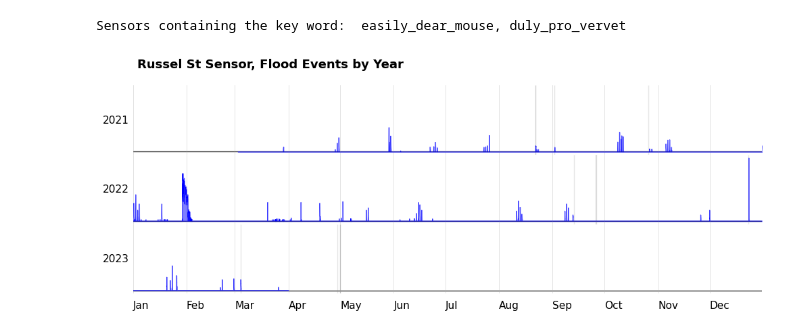
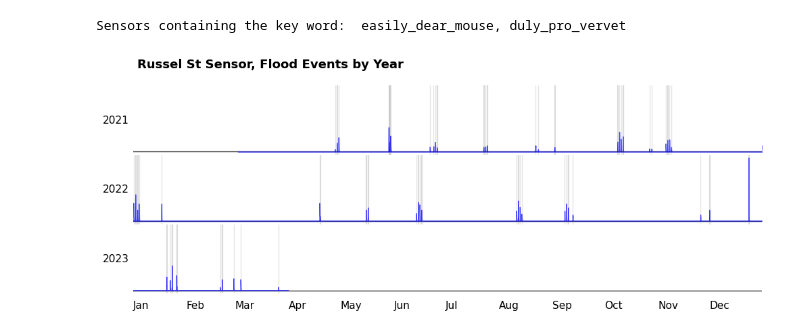
Before and after one commit to cankadir/FloodAnalysis, a Jupyter notebook: PY/Visualization_Tests.ipynb, the cells around one changed output. Cells and saved outputs as stored; diff of their text form; code cells hidden in the pictures.

```diff
--- a/PY/Visualization_Tests.ipynb
+++ b/PY/Visualization_Tests.ipynb
@@ -191,10 +185,15 @@ ax.set_ylabel('');
 # %%
 import numpy as np
 
+all_data['During Flood'] = False
 print( events.shape[0] , 'events will be tested' )
 # Tag each row that is within an interval and has the matching id
 for event_interval,sensor_id in zip(events['Interval'].values,events['Deployment_id'].values ):
-    all_data.loc[ (all_data['time'].between(event_interval.left, event_interval.right)) & (all_data['deployment_id'] == sensor_id) , 'During Flood'] = True
+    all_data.loc[
+        (all_data['time'].between(event_interval.left, event_interval.right)) &
+        (all_data['deployment_id'] == sensor_id) ,
+        'During Flood'
+        ] = True
 
 filtered_data = all_data.copy()
 filtered_data['clean_depth'] = np.where( filtered_data['During Flood'] == True , filtered_data['depth_proc_mm'] , 0 )
@@ -504,7 +503,11 @@ print( "Sensors containing the key word: ", ", ".join( cdta_data[ cdta_data['sen
 # %% [output]
 Sensors containing the key word:  easily_dear_mouse, duly_pro_vervet
 # %%
-single_sensor_data = cdta_data[ (cdta_data['deployment_id'] == 'easily_dear_mouse') ].copy()
+import seaborn as sns
+
+sensor_name = 'easily_dear_mouse'
+
+single_sensor_data = cdta_data[ (cdta_data['deployment_id'] == sensor_name) ].copy()
 
 single_sensor_data = single_sensor_data[ ~single_sensor_data['depth_proc_mm'].isnull() ].reset_index()
 single_sensor_data = single_sensor_data[['time','smooth_depth_in']]
@@ -512,7 +515,7 @@ single_sensor_data = single_sensor_data[['time','smooth_depth_in']]
 single_sensor_data['year'] = single_sensor_data['time'].dt.year
 
 # --- Events
-this_sensor_events = events[ events['Deployment_id'] == 'daily_new_falcon' ]
+this_sensor_events = events[ events['Deployment_id'] == sensor_name ]
 
 fig,axs = plt.subplots ( nrows=single_sensor_data['year'].nunique() , figsize=(12,4), sharey=True )
 
@@ -545,33 +548,32 @@ for count,year in enumerate(sorted(single_sensor_data['year'].unique())):
     annual_this_sensor_events['End_time'] = pd.to_datetime( annual_this_sensor_events['End_time'] )
 
     annual_this_sensor_events.apply( lambda x: ax.axvspan( x['Start_time'],x['End_time'], ymin=0 , facecolor = 'grey', edgecolor='grey', alpha=0.2, zorder=2 ), axis=1  )
 
     # MONTHS
     ax.xaxis.set_major_locator( mdates.MonthLocator(interval=1) )
-
-    ax.grid( axis='x', lw=0.5, alpha=0.5 )
+    # ax.grid( axis='x', lw=0.5, alpha=0.5 )
 
     ax.set_xlim( pd.to_datetime( f'{year}-01-01'), pd.to_datetime( f'{year}-12-31') )
     ax.set_ylabel( year , rotation=0, ha='right', va='center', fontsize=11 )
 
     # x-Axis
     ax.plot( [pd.to_datetime( f'{year}-01-01'), pd.to_datetime( f'{year}-12-31')], [0,0], color = '#333',lw=1,zorder=0 )
 
     if count != single_sensor_data['year'].nunique()-1:
         sns.despine( bottom = True, left = True, right=True, ax=ax )
         ax.tick_params(axis='both', bottom=False, left=False, labelbottom=False, labelleft=False )
     else:
         sns.despine( bottom = True, left = True, right=True, ax=ax )
         ax.tick_params(axis='both', bottom=False, left=False, labelbottom=True, labelleft=False )
 
         # x-Axis plot short month names
         ax.set_xticklabels( ['Jan','Feb','Mar','Apr','May','Jun','Jul','Aug','Sep','Oct','Nov','Dec'] , rotation=0, fontsize=11, ha='left' )
 
 
 # set title to plot
 plt.suptitle( "Russel St Sensor, Flood Events by Year", fontsize=13, fontweight='bold', ha = 'left', x=0.13 )
 
 plt.subplots_adjust(hspace=0)
 # plt.savefig( r'D:\WORK\FLOODNET\VISUALS\Russel_events.pdf' );
 # %% [output]
-[figure, old version]
+[figure, new version]
```
Also changed, not shown: parts of 2 cells of this notebook.
